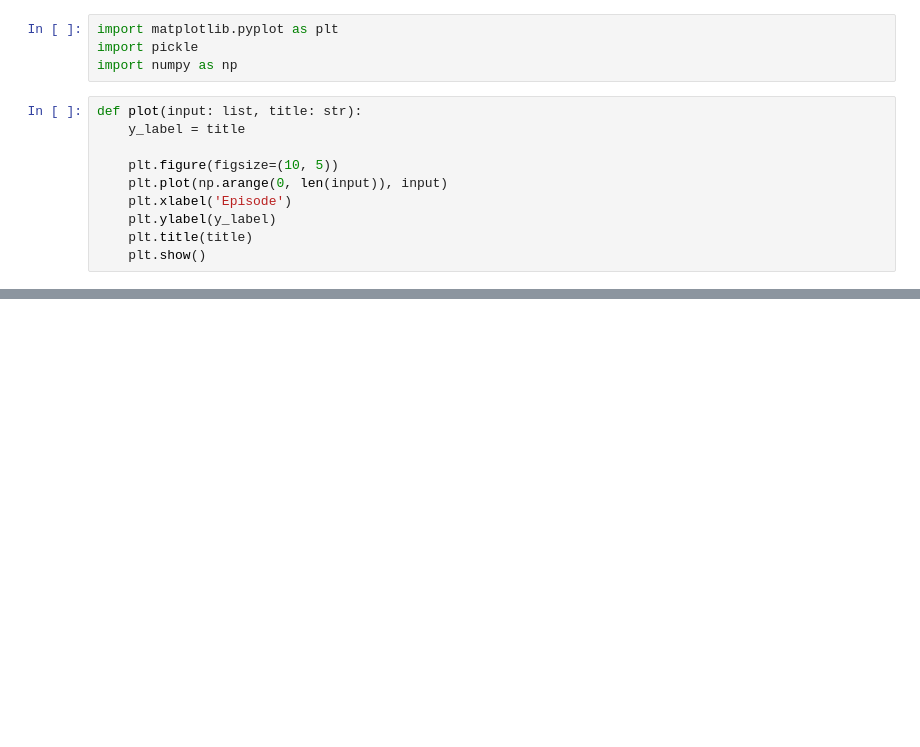
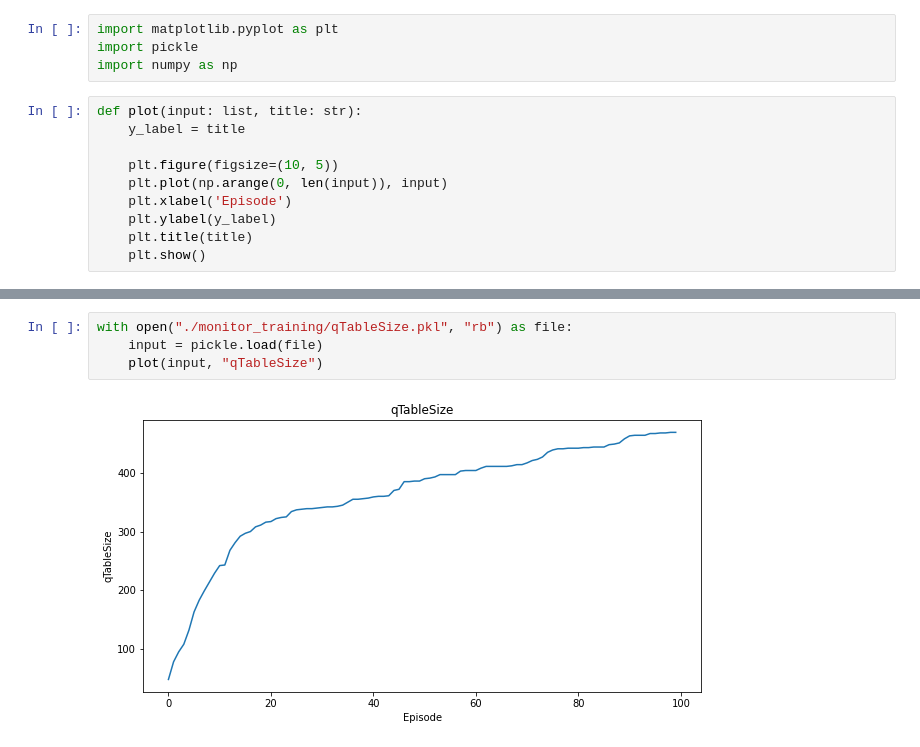
Before and after one commit to MrWhatZitToYaa/MLE, a Jupyter notebook: agent_code/custom_coin_collector/plots.ipynb, the cells around one changed output, grey strips where cells are left out. Saved outputs shown, nothing was run; the diff lists cells and outputs as text; blank space fills up the shorter version.

```diff
--- a/agent_code/custom_coin_collector/plots.ipynb
+++ b/agent_code/custom_coin_collector/plots.ipynb
@@ -20,0 +21,6 @@ with open("./rewards/total_rewards.pkl", "rb") as file:
+# %%
+with open("./monitor_training/qTableSize.pkl", "rb") as file:
+    input = pickle.load(file)
+    plot(input, "qTableSize")
+# %% [output]
+[figure, added]
```
Also changed, not shown: parts of 1 cell of this notebook, 5 other files.
